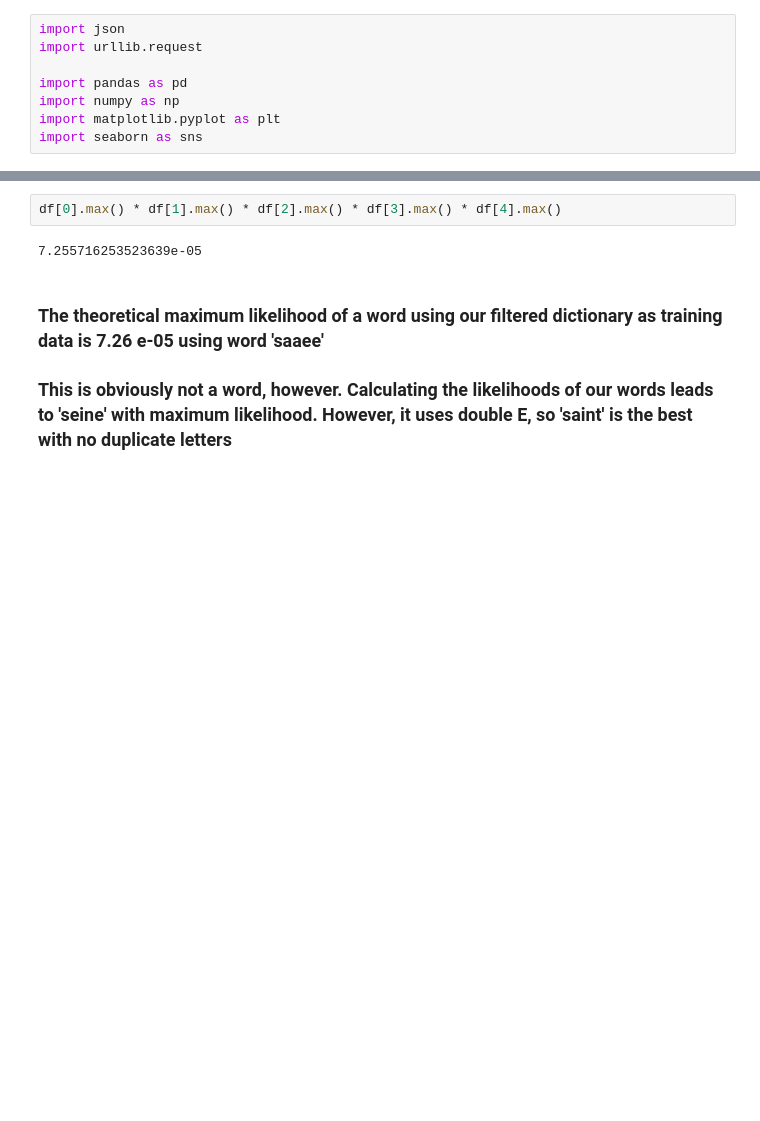
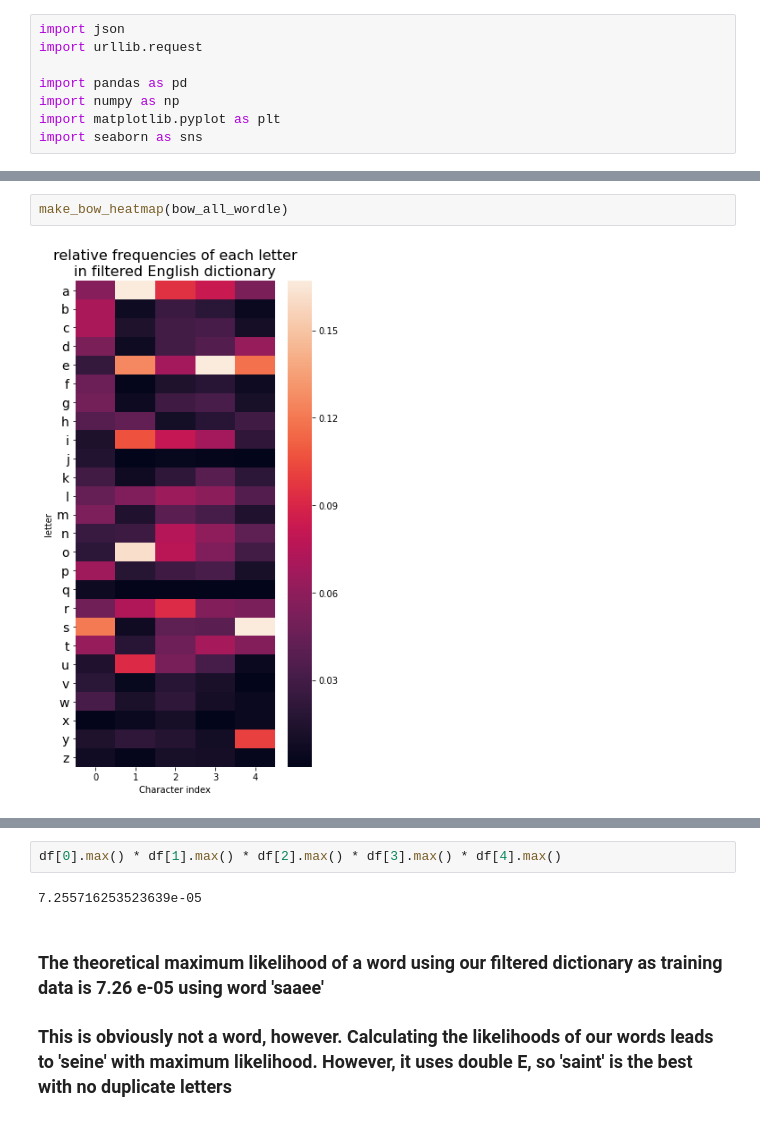
Before and after one commit to benton-anderson/wordle-opt, a Jupyter notebook: notebooks/BJA-01.2-make-word-lists.ipynb, the cells around one changed output, grey strips where cells are left out. Cells and saved outputs as stored; diff of their text form; blank space fills up the shorter version.

```diff
--- a/notebooks/BJA-01.2-parse-most-common-words.ipynb
+++ b/notebooks/BJA-01.2-make-word-lists.ipynb
@@ -41,0 +116,4 @@ words
+# %%
+make_bow_heatmap(bow_all_wordle)
+# %% [output]
+[figure, added]
```
Also changed, not shown: parts of 35 cells of this notebook, 3 other files.
